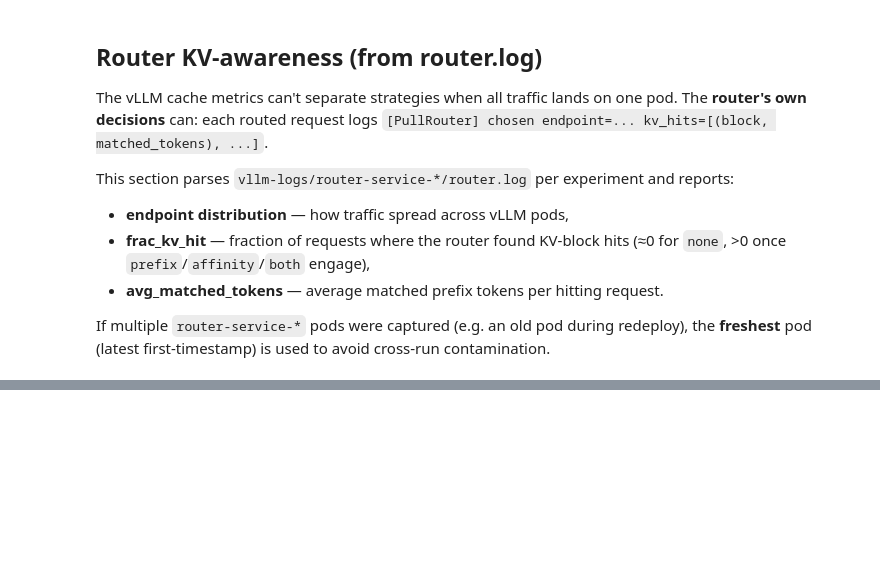
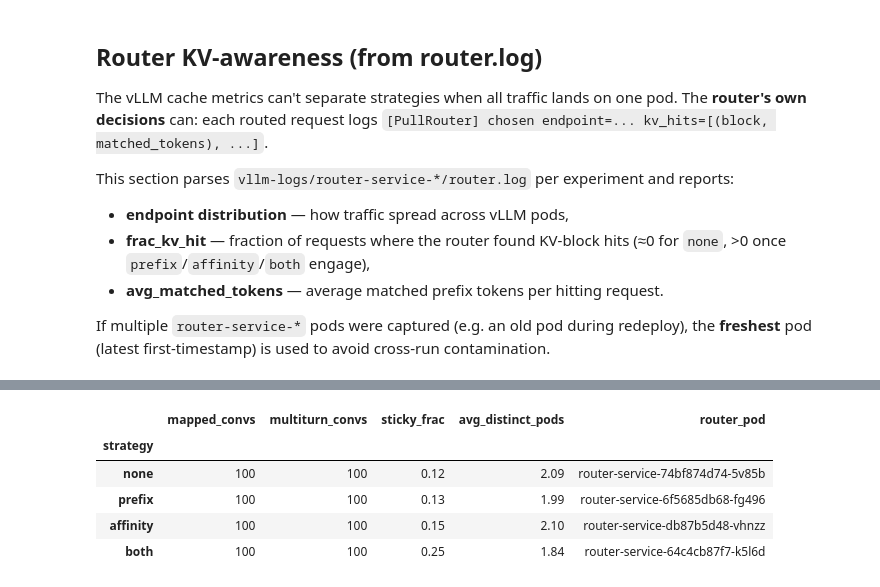
Before and after one commit to immengzi/LLM-LA, a Jupyter notebook: src/jupyters/bz-analysis.ipynb, the cells around one changed output, grey strips where cells are left out. Saved outputs shown, nothing was run; the diff lists cells and outputs as text; code cells hidden in the pictures; blank space fills up the shorter version.

```diff
--- a/src/jupyters/bz-analysis.ipynb
+++ b/src/jupyters/bz-analysis.ipynb
@@ -1373,0 +1536,79 @@ plt.tight_layout()
+# %%
+import re, json
+from pathlib import Path
+from collections import defaultdict
+import pandas as pd
+
+_EP_IDS = re.compile(r"chosen endpoint=(?P<ep>\S+?):\s*\[(?P<ids>.*?)\]\s*kv_hits=")
+_HEX = re.compile(r"[0-9a-f]{32}")
+
+
+def _req_to_endpoint(router_log):
+    """reqhex -> endpoint(pod) from a router.log's [PullRouter] chosen-endpoint lines."""
+    req2ep = {}
+    for line in open(router_log, errors="ignore"):
+        m = _EP_IDS.search(line)
+        if not m:
+            continue
+        ep = m.group("ep")
+        for h in _HEX.findall(m.group("ids")):
+            req2ep[h] = ep
+    return req2ep
+
+
+def conversation_affinity(exp_id, experiments_root=EXPERIMENTS_ROOT):
+    base = Path(experiments_root) / str(exp_id)
+    logs = list((base / "vllm-logs").glob("router-service-*/router.log"))
+    if not logs:
+        return None
+    chosen = max(logs, key=_router_log_first_ts)  # freshest router (defined in KV-awareness cell)
+    req2ep = _req_to_endpoint(chosen)
+
+    conv = defaultdict(list)  # conversation_id -> [pod per turn]
+    logs_json = base / "logs.json"
+    if logs_json.is_file():
+        for line in open(logs_json, errors="ignore"):
+            line = line.strip()
+            if not line:
+                continue
+            try:
+                r = json.loads(line)
+            except Exception:
+                continue
+            h = _HEX.search(str(r.get("req_id", "")))
+            if not h:
+                continue
+            ep = req2ep.get(h.group(0))
+            if ep is not None and r.get("conversation_id") is not None:
+                conv[r["conversation_id"]].append(ep)
+
+    multi = [v for v in conv.values() if len(v) >= 2]
+    distinct = [len(set(v)) for v in multi]
+    sticky = sum(1 for d in distinct if d == 1)
+    return {
+        "strategy": STRATEGY_LABELS.get(exp_id, str(exp_id)),
+        "mapped_convs": len(conv),
+        "multiturn_convs": len(multi),
+        "sticky_frac": (sticky / len(multi)) if multi else float("nan"),
+        "avg_distinct_pods": (sum(distinct) / len(distinct)) if distinct else float("nan"),
+        "router_pod": chosen.parent.name,
+    }
+
+
+_rows = []
+for _e in EXPERIMENTS:
+    _r = conversation_affinity(_e)
+    if _r is None:
+        print(f"[WARN] exp{_e}: no router.log found")
+        continue
+    _rows.append(_r)
+
+conv_affinity = pd.DataFrame(_rows).set_index("strategy")
+conv_affinity
+# %% [output]
+|  | mapped_convs | multiturn_convs | sticky_frac | avg_distinct_pods | router_pod |
+| strategy |  |  |  |  |  |
+| none | 100 | 100 | 0.12 | 2.09 | router-service-74bf874d74-5v85b |
+| prefix | 100 | 100 | 0.13 | 1.99 | router-service-6f5685db68-fg496 |
+| affinity | 100 | 100 | 0.15 | 2.10 | router-service-db87b5d48-vhnzz |
+| both | 100 | 100 | 0.25 | 1.84 | router-service-64c4cb87f7-k5l6d |
```
Also changed, not shown: parts of 26 cells of this notebook, 14 other files.
